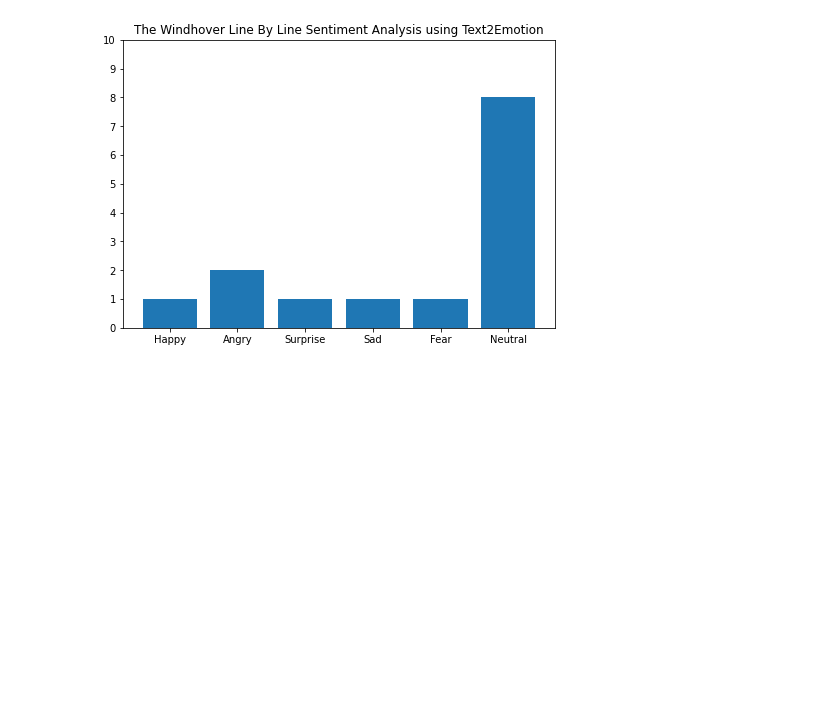
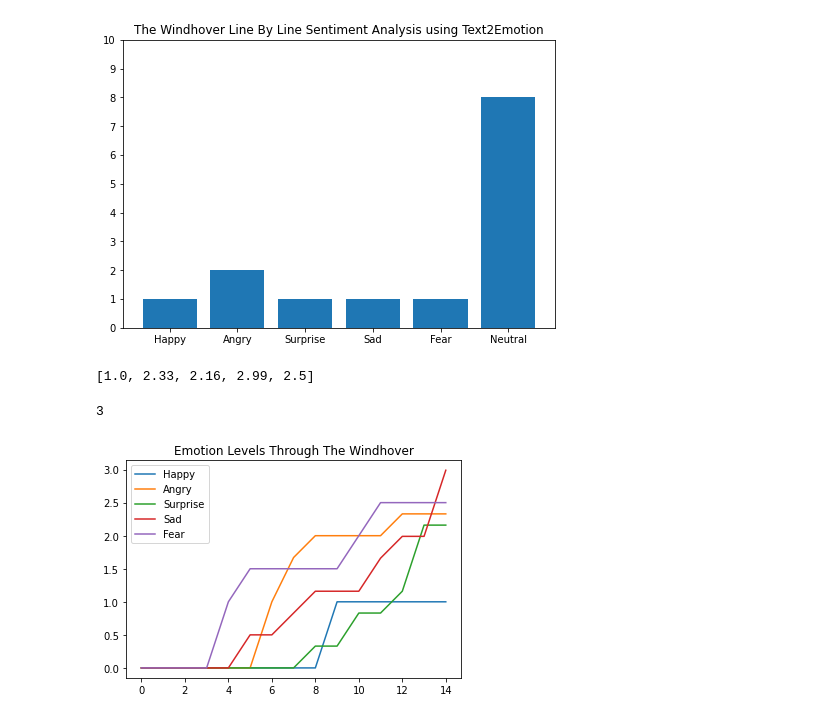
Before and after one commit to bethmward/MetreMuse, a Jupyter notebook: The Windhover/Text2emotion The Windhover.ipynb, the cells around one changed output. Saved outputs shown, nothing was run; the diff lists cells and outputs as text; code cells hidden in the pictures; blank space fills up the shorter version.

Commit message:
Evaluation of poem as a whole
Similar to the VADER update, this code sums the results from the tool Text2Emotion individually and also visualises the overall feel of the poem as it is read.

```diff
--- a/The Windhover/Text2emotion The Windhover.ipynb
+++ b/The Windhover/Text2emotion The Windhover.ipynb
@@ -20,12 +29,14 @@ surprise = 0;
 sad = 0;
 fear = 0;
 neu = 0;
+lines = 0;
 
 # Rating each line
 for line in file1:
     b = line.strip()
     score = te.get_emotion(b)
     if b != "" :
+        lines += 1
         print("{}\n {}".format(b, score))
 
         # depending on trends throughout files, I may adjust these markers (0.51 and -0.51)
@@ -90,3 +101,48 @@ ax.set_yticks(np.arange(0, 11, 1))
 plt.show()
 # %% [output]
 [figure]
+# %%
+# The following code calculates the total emotion throughout the poem
+file1 = open('the_windhover.txt', 'r')
+
+emotion = np.zeros((5, lines + 1), dtype=float) # a 5x15 array (5 emotions, 0:14 lines)
+
+lines = 0
+vec = [0,0,0,0,0];
+
+for line in file1:
+    b = line.strip()
+    score = te.get_emotion(b)
+
+    if b != '' :
+        lines += 1
+
+        # add polarity scores of all lines to evaluate poem as a whole later
+        vec = [vec[0] + score['Happy'], vec[1] + score['Angry'], vec[2] + score['Surprise'], vec[3] + score['Sad'], vec[4] + score['Fear']]
+
+        # evaluate poem using net sentiment rate
+        for i in range(5) :
+                emotion[i, lines] = vec[i]
+
+# Closing file(s)
+file1.close()
+# %%
+print(vec) # the final sums of each emotion [Happy, Angry, Surprise, Sad, Fear]
+# %% [output]
+[1.0, 2.33, 2.16, 2.99, 2.5]
+# %%
+print(vec.index(max(vec))) # the greatest emotion in The Windhover is Sadness
+# %% [output]
+3
+# %%
+# increase of emotions throughout reading the poem
+plt.plot(emotion[0], label = 'Happy')
+plt.plot(emotion[1], label = 'Angry')
+plt.plot(emotion[2], label = 'Surprise')
+plt.plot(emotion[3], label = 'Sad')
+plt.plot(emotion[4], label = 'Fear')
+plt.title('Emotion Levels Through The Windhover')
+plt.legend()
+plt.show()
+# %% [output]
+[figure, added]
```
Also changed, not shown: parts of 2 cells of this notebook.
